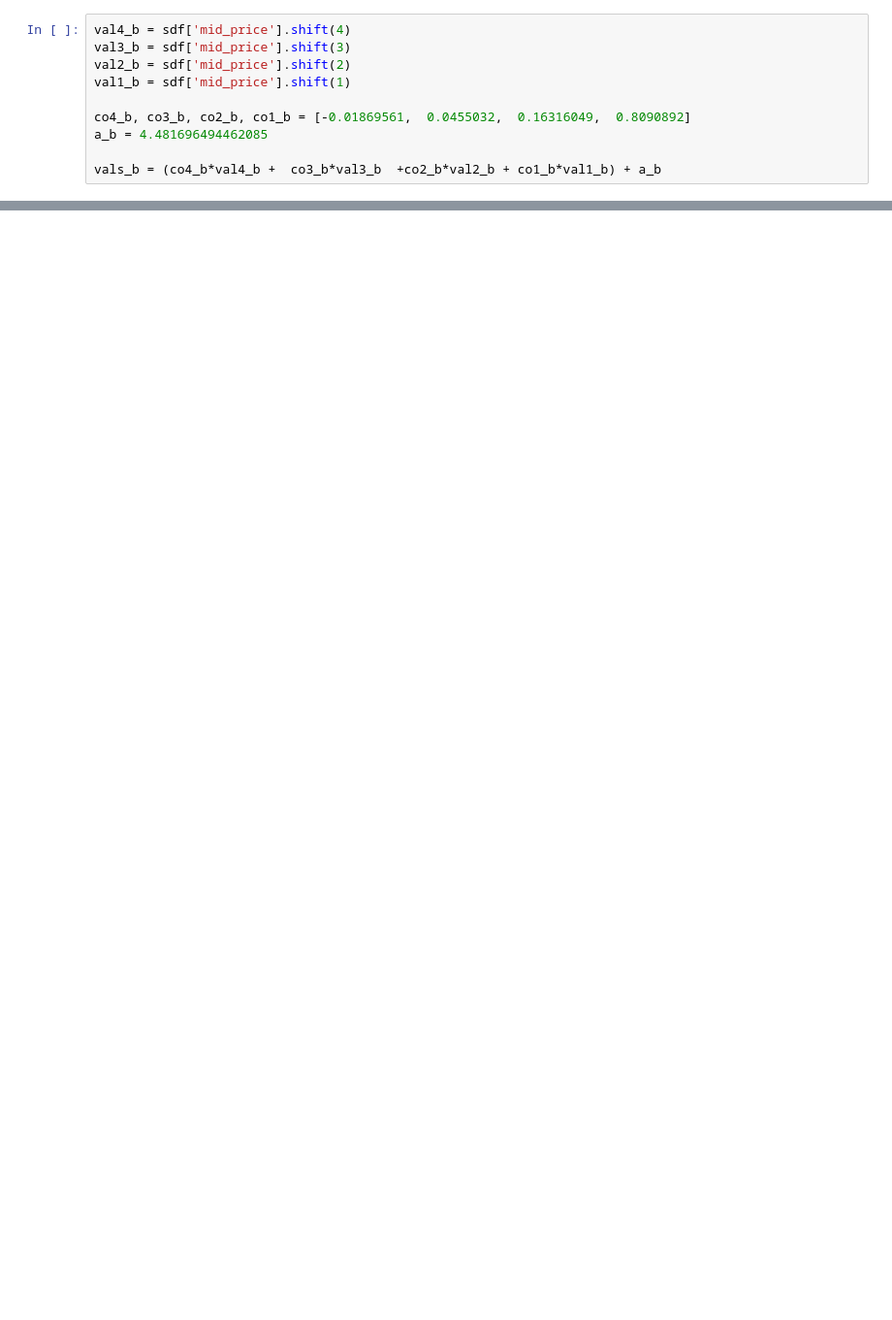
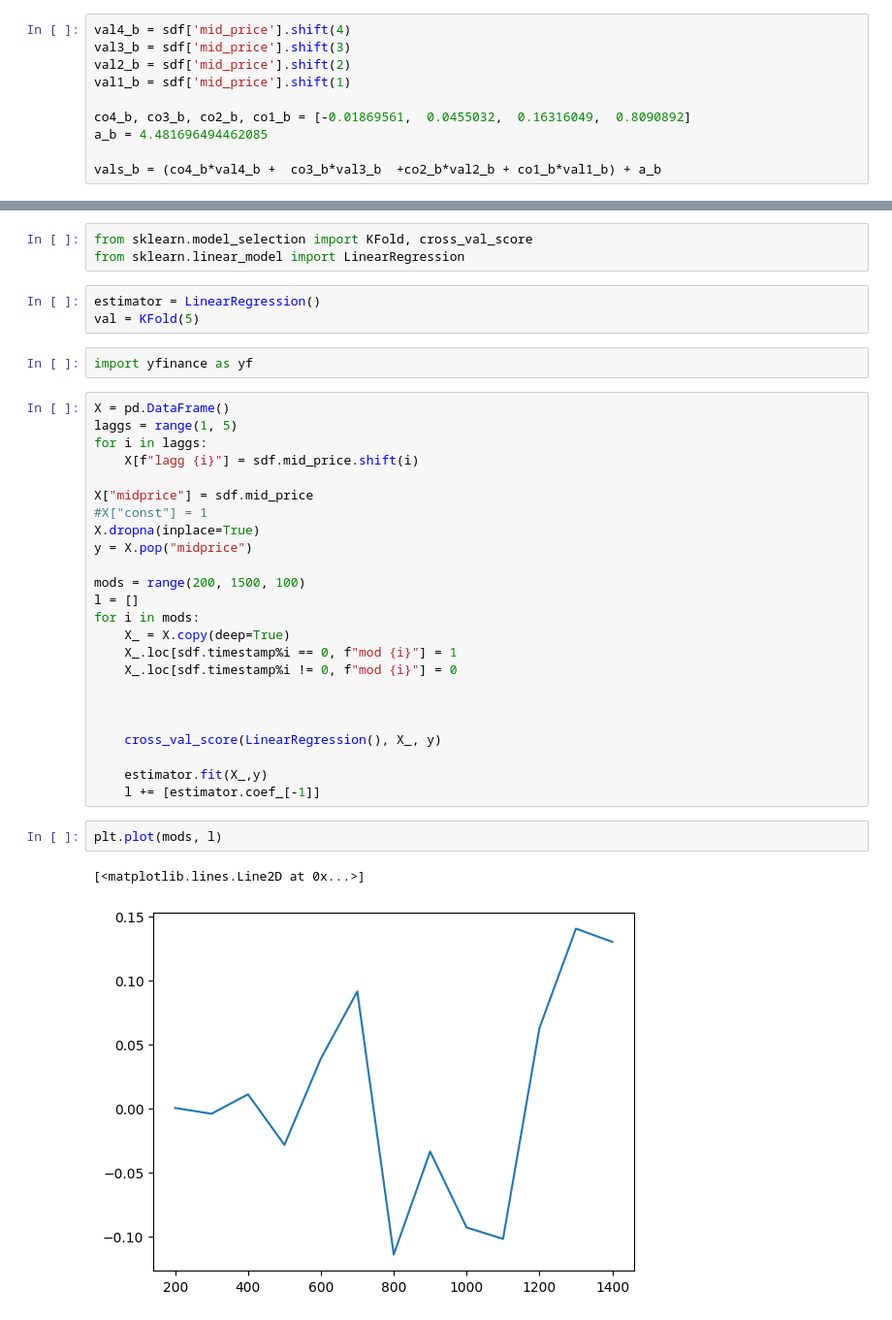
Before and after one commit to felixpoirier1/Prosperity, a Jupyter notebook: test.ipynb, the cells around one changed output, grey strips where cells are left out. Shown at 97% size. Saved outputs shown, nothing was run; the diff lists cells and outputs as text; blank space fills up the shorter version.

```diff
--- a/test.ipynb
+++ b/test.ipynb
@@ -527,0 +733,37 @@ vals_b = (co4_b*val4_b +  co3_b*val3_b  +co2_b*val2_b + co1_b*val1_b) + a_b
+# %%
+from sklearn.model_selection import KFold, cross_val_score
+from sklearn.linear_model import LinearRegression
+# %%
+estimator = LinearRegression()
+val = KFold(5)
+# %%
+import yfinance as yf
+# %%
+X = pd.DataFrame()
+laggs = range(1, 5)
+for i in laggs:
+    X[f"lagg {i}"] = sdf.mid_price.shift(i)
+
+X["midprice"] = sdf.mid_price
+#X["const"] = 1
+X.dropna(inplace=True)
+y = X.pop("midprice")
+
+mods = range(200, 1500, 100)
+l = []
+for i in mods:
+    X_ = X.copy(deep=True)
+    X_.loc[sdf.timestamp%i == 0, f"mod {i}"] = 1
+    X_.loc[sdf.timestamp%i != 0, f"mod {i}"] = 0
+
+
+
+    cross_val_score(LinearRegression(), X_, y)
+
+    estimator.fit(X_,y)
+    l += [estimator.coef_[-1]]
+# %%
+plt.plot(mods, l)
+# %% [output]
+[<matplotlib.lines.Line2D at 0x...>]
+[figure, added]
```
Also changed, not shown: parts of 28 cells of this notebook, 1 other file.
